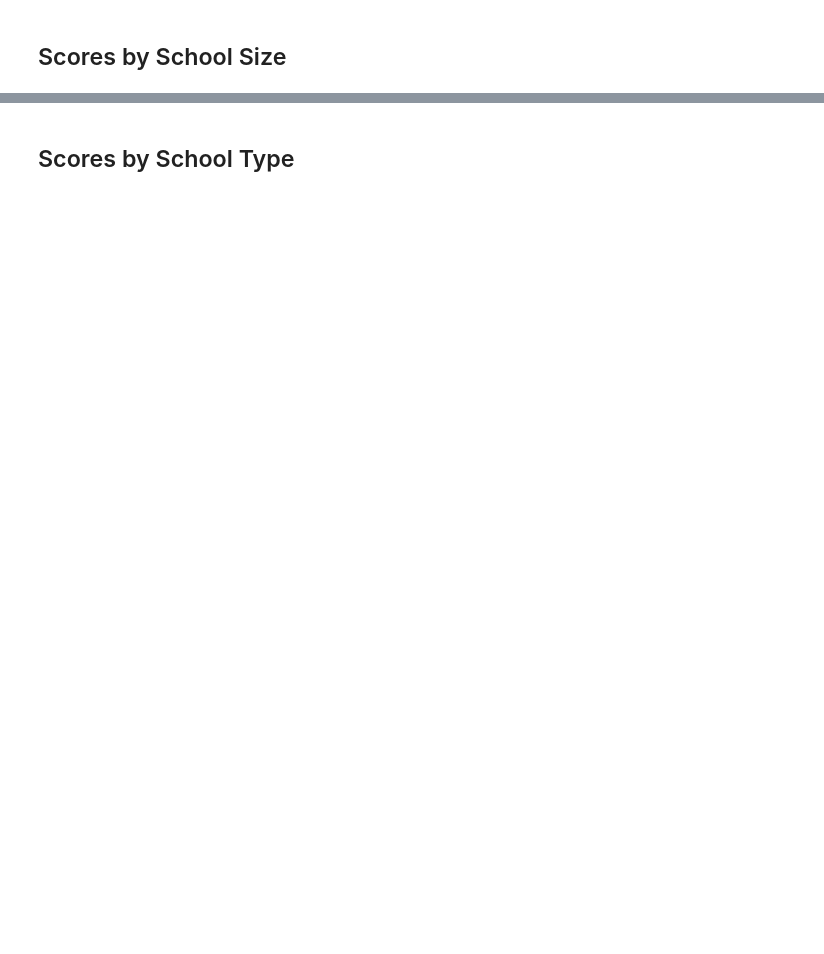
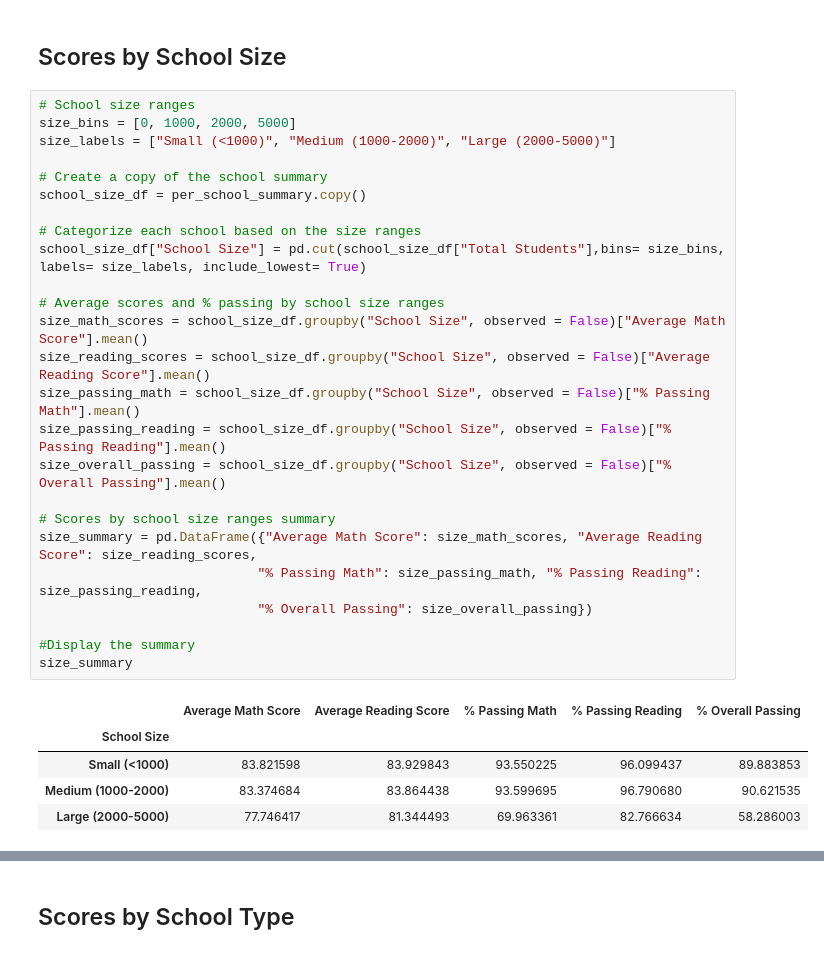
Before and after one commit to danielmolina81/pandas-challenge, a Jupyter notebook: PyCitySchools/PyCitySchools.ipynb, the cells around one changed output, grey strips where cells are left out. Saved outputs shown, nothing was run; the diff lists cells and outputs as text; blank space fills up the shorter version.

```diff
--- a/PyCitySchools/PyCitySchools.ipynb
+++ b/PyCitySchools/PyCitySchools.ipynb
@@ -260,2 +298,33 @@ reading_scores_by_grade
 # %% [markdown]
 ## Scores by School Size
+# %%
+# School size ranges
+size_bins = [0, 1000, 2000, 5000]
+size_labels = ["Small (<1000)", "Medium (1000-2000)", "Large (2000-5000)"]
+
+# Create a copy of the school summary
+school_size_df = per_school_summary.copy()
+
+# Categorize each school based on the size ranges
+school_size_df["School Size"] = pd.cut(school_size_df["Total Students"],bins= size_bins, labels= size_labels, include_lowest= True)
+
+# Average scores and % passing by school size ranges
+size_math_scores = school_size_df.groupby("School Size", observed = False)["Average Math Score"].mean()
+size_reading_scores = school_size_df.groupby("School Size", observed = False)["Average Reading Score"].mean()
+size_passing_math = school_size_df.groupby("School Size", observed = False)["% Passing Math"].mean()
+size_passing_reading = school_size_df.groupby("School Size", observed = False)["% Passing Reading"].mean()
+size_overall_passing = school_size_df.groupby("School Size", observed = False)["% Overall Passing"].mean()
+
+# Scores by school size ranges summary
+size_summary = pd.DataFrame({"Average Math Score": size_math_scores, "Average Reading Score": size_reading_scores,
+                            "% Passing Math": size_passing_math, "% Passing Reading": size_passing_reading,
+                            "% Overall Passing": size_overall_passing})
+
+#Display the summary
+size_summary
+# %% [output]
+|  | Average Math Score | Average Reading Score | % Passing Math | % Passing Reading | % Overall Passing |
+| School Size |  |  |  |  |  |
+| Small (<1000) | 83.821598 | 83.929843 | 93.550225 | 96.099437 | 89.883853 |
+| Medium (1000-2000) | 83.374684 | 83.864438 | 93.599695 | 96.790680 | 90.621535 |
+| Large (2000-5000) | 77.746417 | 81.344493 | 69.963361 | 82.766634 | 58.286003 |
```
Also changed, not shown: parts of 9 cells of this notebook.
